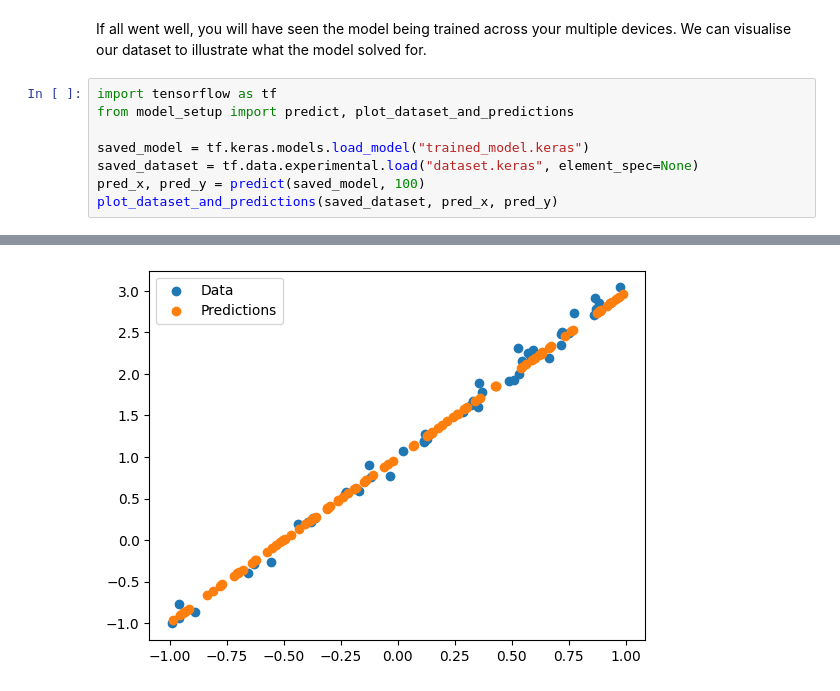
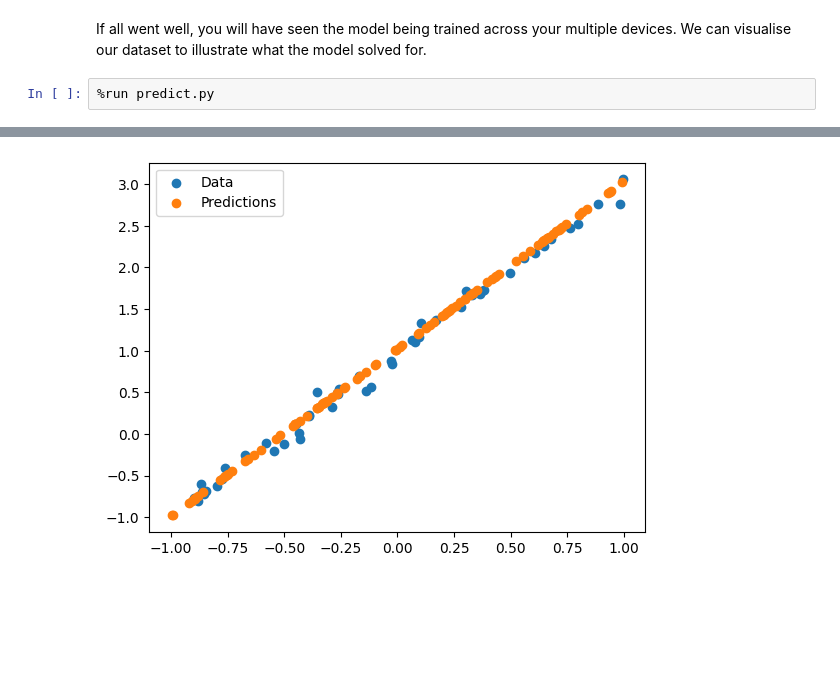
Before and after one commit to pedro-leitao/pedro-leitao.github.io, a Jupyter notebook: pages/howtos/tensorflow-keras-distributed-training/index.ipynb, the cells around one changed output, grey strips where cells are left out. Cells and saved outputs as stored; diff of their text form; blank space fills up the shorter version.

```diff
--- a/pages/howtos/tensorflow-keras-distributed-training/index.ipynb
+++ b/pages/howtos/tensorflow-keras-distributed-training/index.ipynb
@@ -220,11 +238,5 @@ Epoch 10/10
 # %% [markdown]
 If all went well, you will have seen the model being trained across your multiple devices. We can visualise our dataset to illustrate what the model solved for.
 # %%
-import tensorflow as tf
-from model_setup import predict, plot_dataset_and_predictions
-
-saved_model = tf.keras.models.load_model("trained_model.keras")
-saved_dataset = tf.data.experimental.load("dataset.keras", element_spec=None)
-pred_x, pred_y = predict(saved_model, 100)
-plot_dataset_and_predictions(saved_dataset, pred_x, pred_y)
+%run predict.py
 # %% [output]
@@ -242 +251 @@ Use `tf.data.Dataset.load(...)` instead.
-[figure, old version]
+[figure, new version]
```
Also changed, not shown: parts of 9 cells of this notebook, 1 other file.
